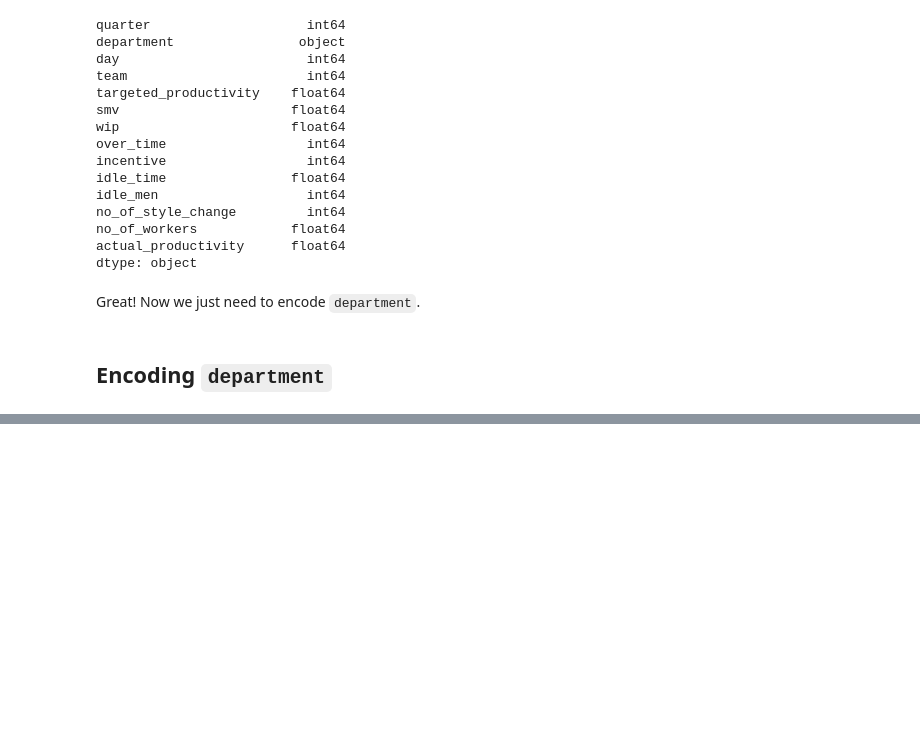
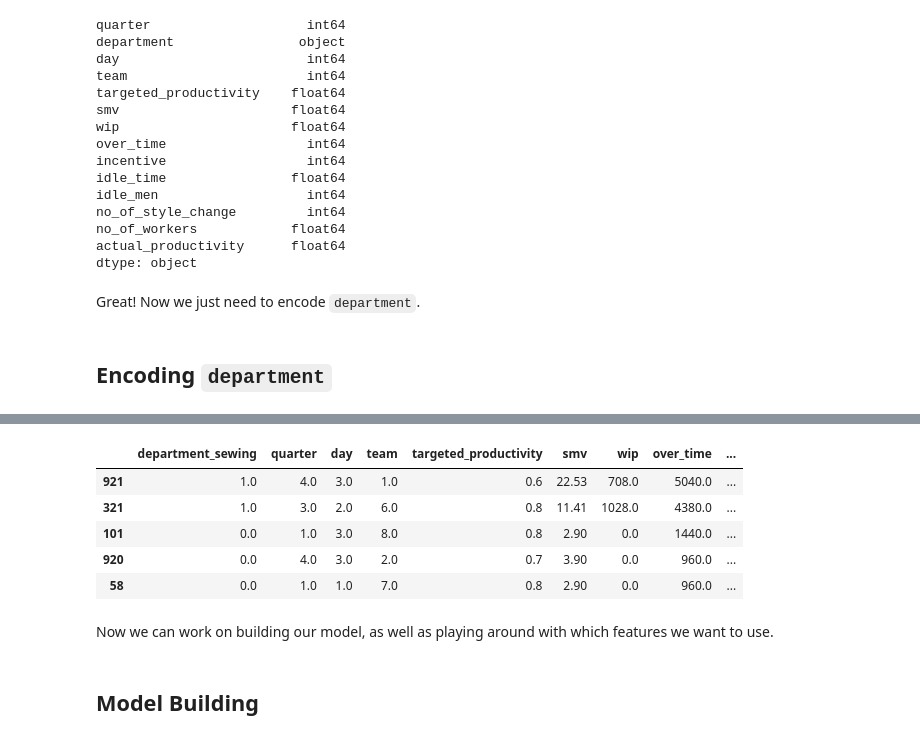
Before and after one commit to jastro-dev/dq-ds-06-employee-productivity-prediction-tree-models, a Jupyter notebook: main_notebook.ipynb, the cells around one changed output, grey strips where cells are left out. Saved outputs shown, nothing was run; the diff lists cells and outputs as text; code cells hidden in the pictures; blank space fills up the shorter version.

```diff
--- a/main_notebook.ipynb
+++ b/main_notebook.ipynb
@@ -428,0 +512,13 @@ Great! Now we just need to encode `department`.
+# %%
+# Create category based on actual_productivity > target_productivity or not.
+
+df['exceeds_target'] = np.where(df['actual_productivity'] >= df['targeted_productivity'], 1, 0)
+# %%
+df.sample(5, random_state=42)
+# %% [output]
+|  | department_sewing | quarter | day | team | targeted_productivity | smv | wip | over_time | ... |
+| 921 | 1.0 | 4.0 | 3.0 | 1.0 | 0.6 | 22.53 | 708.0 | 5040.0 | ... |
+| 321 | 1.0 | 3.0 | 2.0 | 6.0 | 0.8 | 11.41 | 1028.0 | 4380.0 | ... |
+| 101 | 0.0 | 1.0 | 3.0 | 8.0 | 0.8 | 2.90 | 0.0 | 1440.0 | ... |
+| 920 | 0.0 | 4.0 | 3.0 | 2.0 | 0.7 | 3.90 | 0.0 | 960.0 | ... |
+| 58 | 0.0 | 1.0 | 1.0 | 7.0 | 0.8 | 2.90 | 0.0 | 960.0 | ... |
@@ -428,0 +533,4 @@ Great! Now we just need to encode `department`.
+# %% [markdown]
+Now we can work on building our model, as well as playing around with which features we want to use.
+# %% [markdown]
+## Model Building
```
Also changed, not shown: parts of 17 cells of this notebook.
